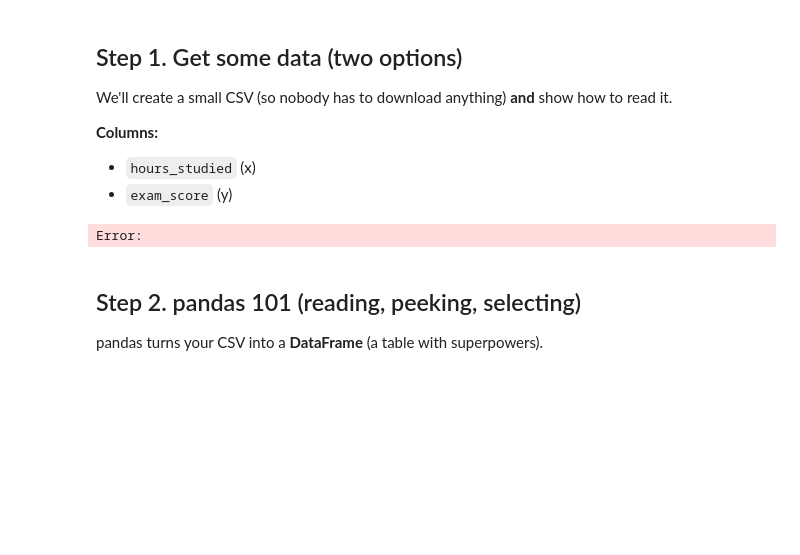
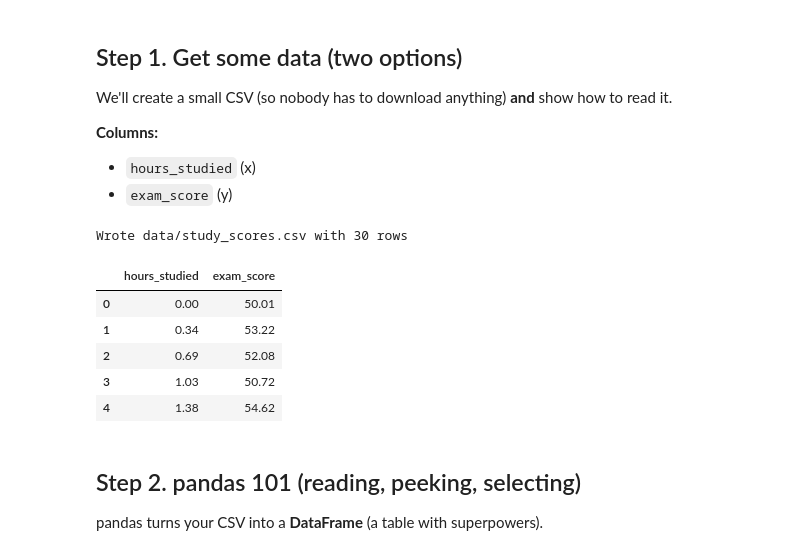
Before and after one commit to data-science-ucsb/essential_tools_series, a Jupyter notebook: notebooks/01.ipynb, the cells around one changed output. Cells and saved outputs as stored; diff of their text form; code cells hidden in the pictures; blank space fills up the shorter version.

```diff
--- a/notebooks/01.ipynb
+++ b/notebooks/01.ipynb
@@ -34,23 +32,27 @@ We'll create a small CSV (so nobody has to download anything) **and** show how t
 # %%
 
 import os
 
 # Create a tiny dataset (a little noise keeps it real)
 rng = np.random.default_rng(7)
 hours = np.linspace(0, 10, 30)
 scores = 50 + 5*hours + rng.normal(0, 5, size=hours.size)
 
 demo = pd.DataFrame({
     "hours_studied": hours.round(2),
     "exam_score": scores.round(2)
 })
 
-os.makedirs("data", exist_ok=True)
-demo.to_csv("data/study_scores.csv", index=False)
 print("Wrote data/study_scores.csv with", len(demo), "rows")
 demo.head()
 # %% [output]
-Error:
+Wrote data/study_scores.csv with 30 rows
+|  | hours_studied | exam_score |
+| 0 | 0.00 | 50.01 |
+| 1 | 0.34 | 53.22 |
+| 2 | 0.69 | 52.08 |
+| 3 | 1.03 | 50.72 |
+| 4 | 1.38 | 54.62 |
 # %% [markdown]
 
 ## Step 2. pandas 101 (reading, peeking, selecting)
```
Also changed, not shown: parts of 7 cells of this notebook, 7 other files.
